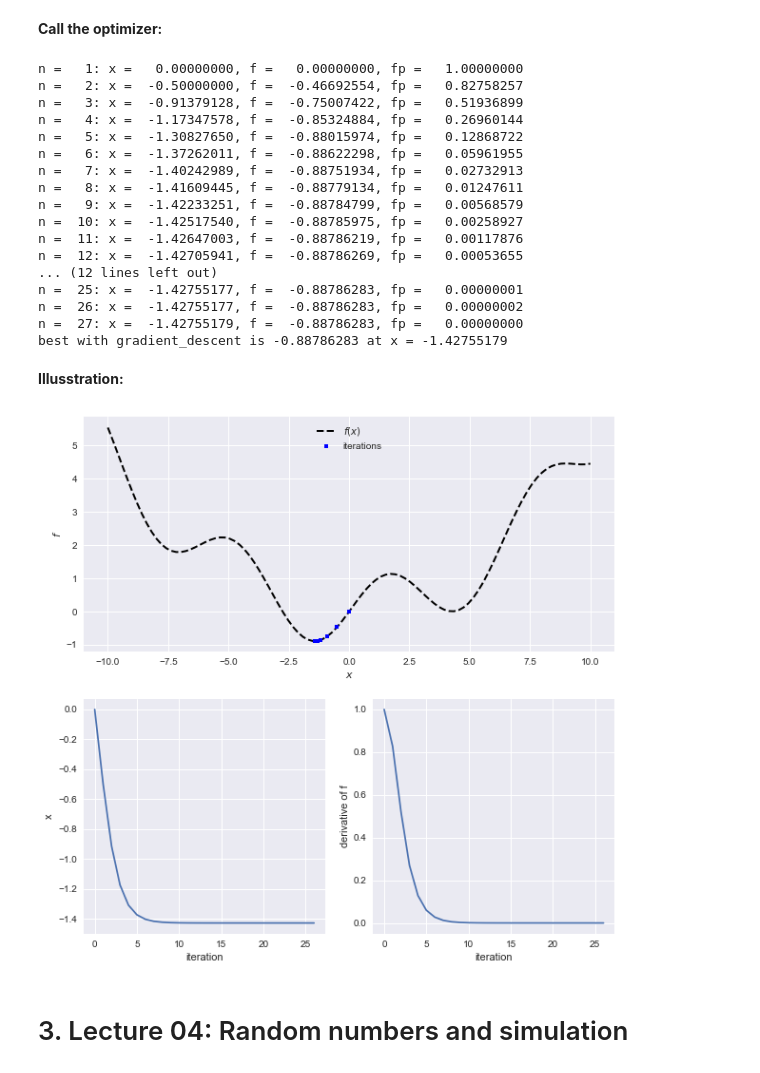
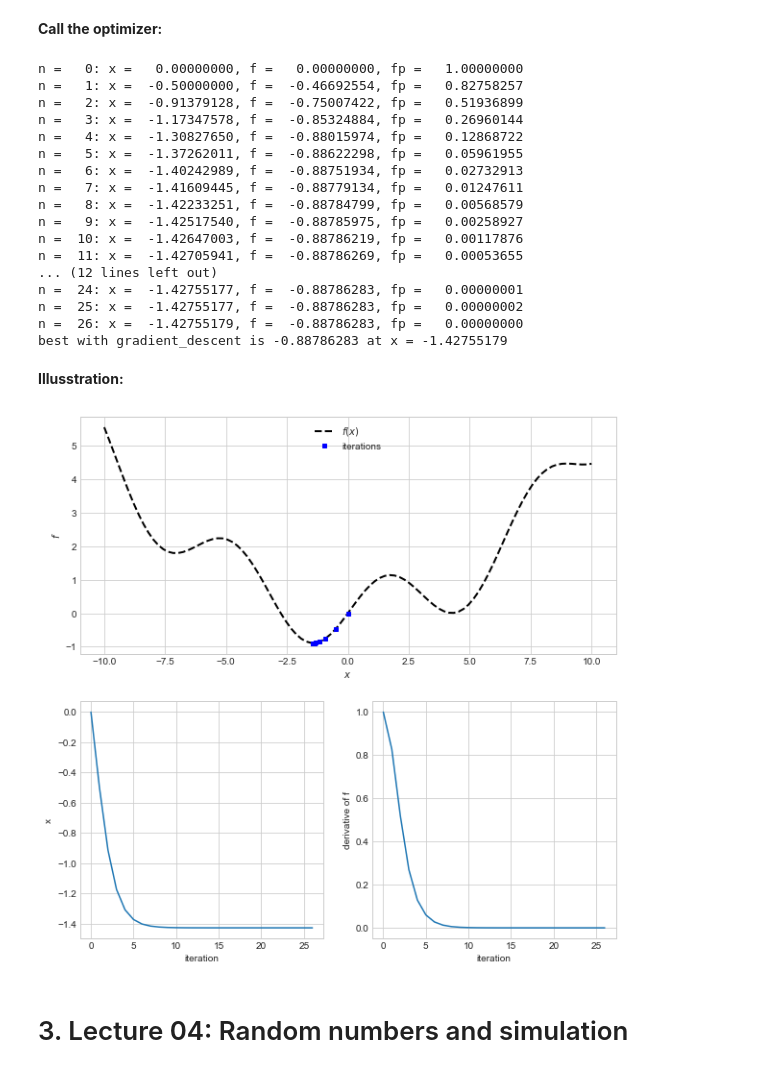
Before and after one commit to NumEconCopenhagen/lectures-2020, a Jupyter notebook: web/06/Recap_and_overview.ipynb, the cells around one changed output. Cells and saved outputs as stored; diff of their text form; code cells hidden in the pictures.

```diff
--- a/web/06/Recap_and_overview.ipynb
+++ b/web/06/Recap_and_overview.ipynb
@@ -25,7 +24,7 @@ from scipy import optimize
 
 %matplotlib inline
 import matplotlib.pyplot as plt
-plt.style.use('seaborn')
+plt.style.use('seaborn-whitegrid')
 # %% [markdown]
 <a id="Lecture-02:-Fundamentals"></a>
 
@@ -159,7 +160,19 @@ class Fraction:
         return Fraction(new_num,new_denom)
 
     def reduce(self):
-        pass
+
+        divisor = min(self.num,self.denom)
+
+        while divisor >= 2:
+
+            if self.num%divisor == 0 and self.denom%divisor == 0:
+
+                self.num //= divisor
+                self.denom //= divisor
+                divisor = min(self.num,self.denom)
+
+            else:
+                divisor -= 1
 # %% [markdown]
 In `__add__` we use
 
@@ -297,0 +314,7 @@ print(x)
+# %%
+y = np.empty(x.size*2)
+for i in range(x.size):
+    y[i] = x[i]
+for i in range(x.size):
+    y[x.size + i] = x[i]
+print(y)
@@ -496,7 +538,7 @@ def gradient_descent(f,x0,alpha,Delta=1e-8,max_iter=500,eps=1e-8):
 
     # step 1: initialize
     x = x0
-    n = 1
+    n = 0
     trials = []
 
     # step 2-4:
@@ -506,7 +548,7 @@ def gradient_descent(f,x0,alpha,Delta=1e-8,max_iter=500,eps=1e-8):
         fx = f(x)
         fp = (f(x+Delta)-fx)/Delta
 
-        trials.append((x,fx,fp))
+        trials.append({'x':x,'fx':fx,'fp':fp})
 
         # step 3: check convergence
         print(f'n = {n:3d}: x = {x:12.8f}, f = {fx:12.8f}, fp = {fp:12.8f}')
@@ -526,55 +568,55 @@ alpha = 0.5
 x,fx,trials = gradient_descent(f,x0,alpha)
 print(f'best with gradient_descent is {fx:.8f} at x = {x:.8f}')
 # %% [output]
-n =   1: x =   0.00000000, f =   0.00000000, fp =   1.00000000
-n =   2: x =  -0.50000000, f =  -0.46692554, fp =   0.82758257
-n =   3: x =  -0.91379128, f =  -0.75007422, fp =   0.51936899
-n =   4: x =  -1.17347578, f =  -0.85324884, fp =   0.26960144
-n =   5: x =  -1.30827650, f =  -0.88015974, fp =   0.12868722
-n =   6: x =  -1.37262011, f =  -0.88622298, fp =   0.05961955
-n =   7: x =  -1.40242989, f =  -0.88751934, fp =   0.02732913
-n =   8: x =  -1.41609445, f =  -0.88779134, fp =   0.01247611
-n =   9: x =  -1.42233251, f =  -0.88784799, fp =   0.00568579
-n =  10: x =  -1.42517540, f =  -0.88785975, fp =   0.00258927
-n =  11: x =  -1.42647003, f =  -0.88786219, fp =   0.00117876
-n =  12: x =  -1.42705941, f =  -0.88786269, fp =   0.00053655
+n =   0: x =   0.00000000, f =   0.00000000, fp =   1.00000000
+n =   1: x =  -0.50000000, f =  -0.46692554, fp =   0.82758257
+n =   2: x =  -0.91379128, f =  -0.75007422, fp =   0.51936899
+n =   3: x =  -1.17347578, f =  -0.85324884, fp =   0.26960144
+n =   4: x =  -1.30827650, f =  -0.88015974, fp =   0.12868722
+n =   5: x =  -1.37262011, f =  -0.88622298, fp =   0.05961955
+n =   6: x =  -1.40242989, f =  -0.88751934, fp =   0.02732913
+n =   7: x =  -1.41609445, f =  -0.88779134, fp =   0.01247611
+n =   8: x =  -1.42233251, f =  -0.88784799, fp =   0.00568579
+n =   9: x =  -1.42517540, f =  -0.88785975, fp =   0.00258927
+n =  10: x =  -1.42647003, f =  -0.88786219, fp =   0.00117876
+n =  11: x =  -1.42705941, f =  -0.88786269, fp =   0.00053655
 ... (12 lines left out)
-n =  25: x =  -1.42755177, f =  -0.88786283, fp =   0.00000001
-n =  26: x =  -1.42755177, f =  -0.88786283, fp =   0.00000002
-n =  27: x =  -1.42755179, f =  -0.88786283, fp =   0.00000000
+n =  24: x =  -1.42755177, f =  -0.88786283, fp =   0.00000001
+n =  25: x =  -1.42755177, f =  -0.88786283, fp =   0.00000002
+n =  26: x =  -1.42755179, f =  -0.88786283, fp =   0.00000000
 best with gradient_descent is -0.88786283 at x = -1.42755179
 # %% [markdown]
 **Illusstration:**
 # %%
 fig = plt.figure(figsize=(10,10))
 
 # a. main figure
 ax = fig.add_subplot(2,2,(1,2))
 
-trial_x_vec = [trial[0] for trial in trials]
-trial_f_vec = [trial[1] for trial in trials]
-trial_fp_vec = [trial[2] for trial in trials]
+trial_x_vec = [trial['x'] for trial in trials]
+trial_f_vec = [trial['fx'] for trial in trials]
+trial_fp_vec = [trial['fp'] for trial in trials]
 
 ax.plot(x_vec,f_vec,ls='--',lw=2,color='black',label='$f(x)$')
 ax.plot(trial_x_vec,trial_f_vec,ls='',marker='s',ms=4,color='blue',label='iterations')
 
 ax.set_xlabel('$x$')
 ax.set_ylabel('$f$')
 ax.legend(loc='upper center')
 
 # sub figure 1
 ax = fig.add_subplot(2,2,3)
 ax.plot(np.arange(len(trials)),trial_x_vec)
 ax.set_xlabel('iteration')
 ax.set_ylabel('x')
 
 # sub figure 2
 ax = fig.add_subplot(2,2,4)
 ax.plot(np.arange(len(trials)),trial_fp_vec)
 ax.set_xlabel('iteration')
 ax.set_ylabel('derivative of f');
 # %% [output]
-[figure, old version]
+[figure, new version]
 # %% [markdown]
 <a id="Lecture-04:-Random-numbers-and-simulation"></a>
 
```
Also changed, not shown: parts of 24 cells of this notebook, 1 other file.
